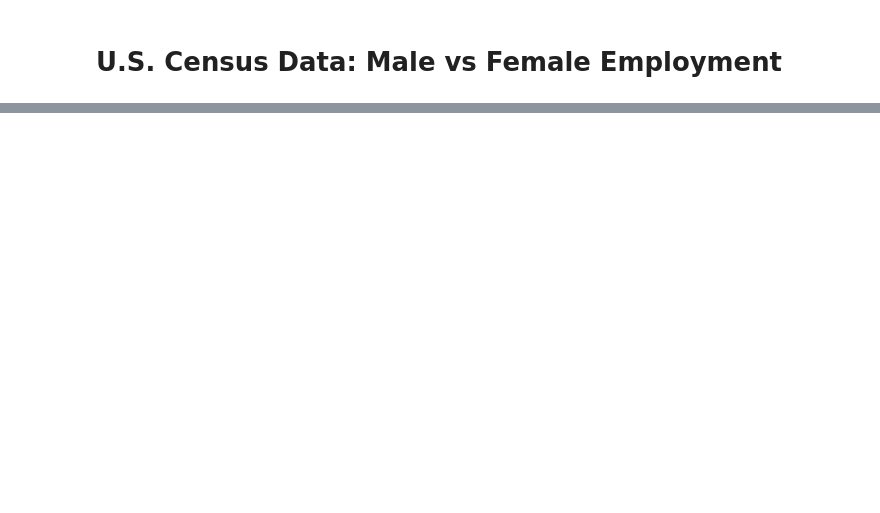
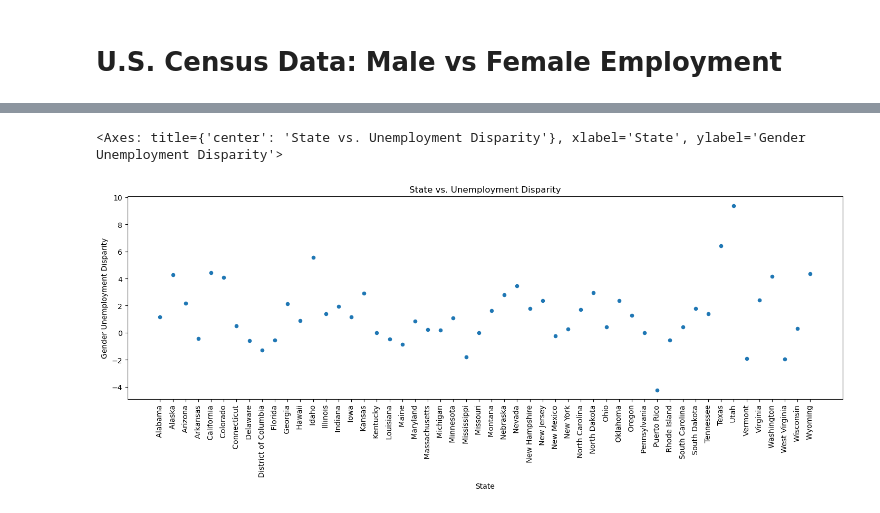
Before and after one commit to Nathanhans/Project_1, a Jupyter notebook: Nathan_Analysis/Data/census_dataframe.ipynb, the cells around one changed output, grey strips where cells are left out. Cells and saved outputs as stored; diff of their text form; code cells hidden in the pictures; blank space fills up the shorter version.

```diff
--- a/Nathan_Analysis/Data/census_dataframe.ipynb
+++ b/Nathan_Analysis/Data/census_dataframe.ipynb
@@ -124,3 +129,7 @@ array(['01', '02', '04', '05', '06', '08', '09', '10', '11', '12', '13',
 # %%
 
-census_pd.to_csv("census_data.csv", encoding="utf-8", index=False).head()
+# Save the DataFrame as a CSV or read the dataframe
+
+#census_pd_combined.to_csv("census_data.csv", encoding="utf-8", index=False)
+
+census_pd_combined = pd.read_csv("../Data/census_data.csv")
@@ -139,0 +136,6 @@ census_pd_combined.to_csv("Data/census_data.csv", encoding="utf-8", index=False)
+# %%
+#Split the name column into congressional district and state
+census_pd_combined[['Congressional District Name','State Name']] = census_pd_combined['Name'].str.split(',',expand=True)
+census_pd_combined['Congressional District Name'].str.replace(' ', '')
+census_pd_combined['State Name'].str.replace(' ', '')
+census_pd_combined.head()
@@ -139,0 +150,15 @@ census_pd_combined.to_csv("Data/census_data.csv", encoding="utf-8", index=False)
+# %%
+# Build the scatter plots for DNW & State
+
+census_pd_combined_groupby = census_pd_combined.groupby(['State Name'],as_index= False)
+census_pd_combined_mean = census_pd_combined_groupby['DNW Delta'].mean()
+census_pd_combined_mean_df = pd.DataFrame(census_pd_combined_mean)
+census_pd_combined_mean_df
+
+title = 'State vs. Unemployment Disparity'
+xlabel = 'State'
+ylabel = 'Gender Unemployment Disparity'
+census_pd_combined_mean_df.plot.scatter(x = 'State Name', y = 'DNW Delta', title = title, xlabel = xlabel, ylabel = ylabel,figsize=(17.5,5),rot = 90)
+# %% [output]
+<Axes: title={'center': 'State vs. Unemployment Disparity'}, xlabel='State', ylabel='Gender Unemployment Disparity'>
+[figure, added]
```
Also changed, not shown: parts of 13 cells of this notebook.
